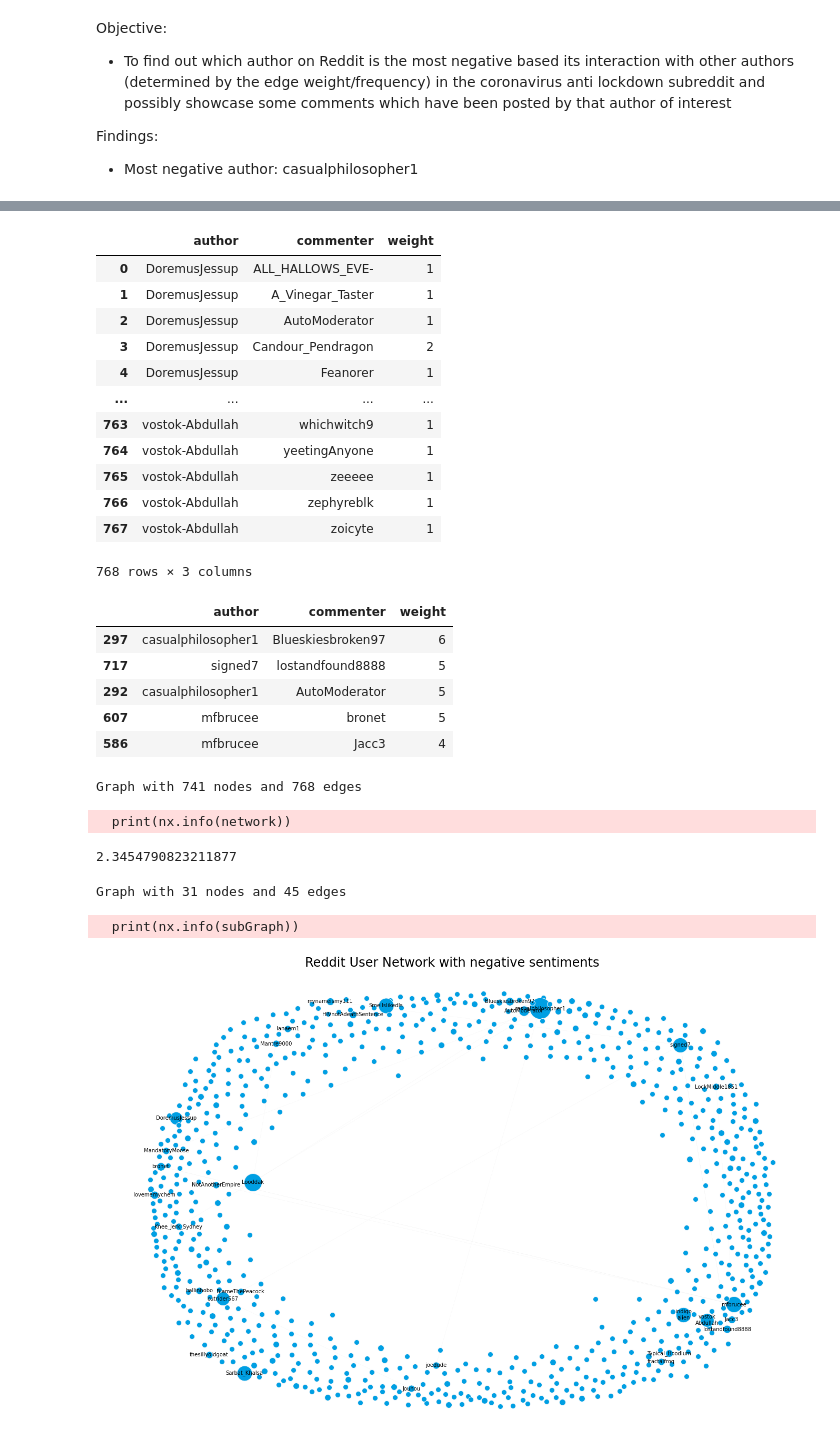
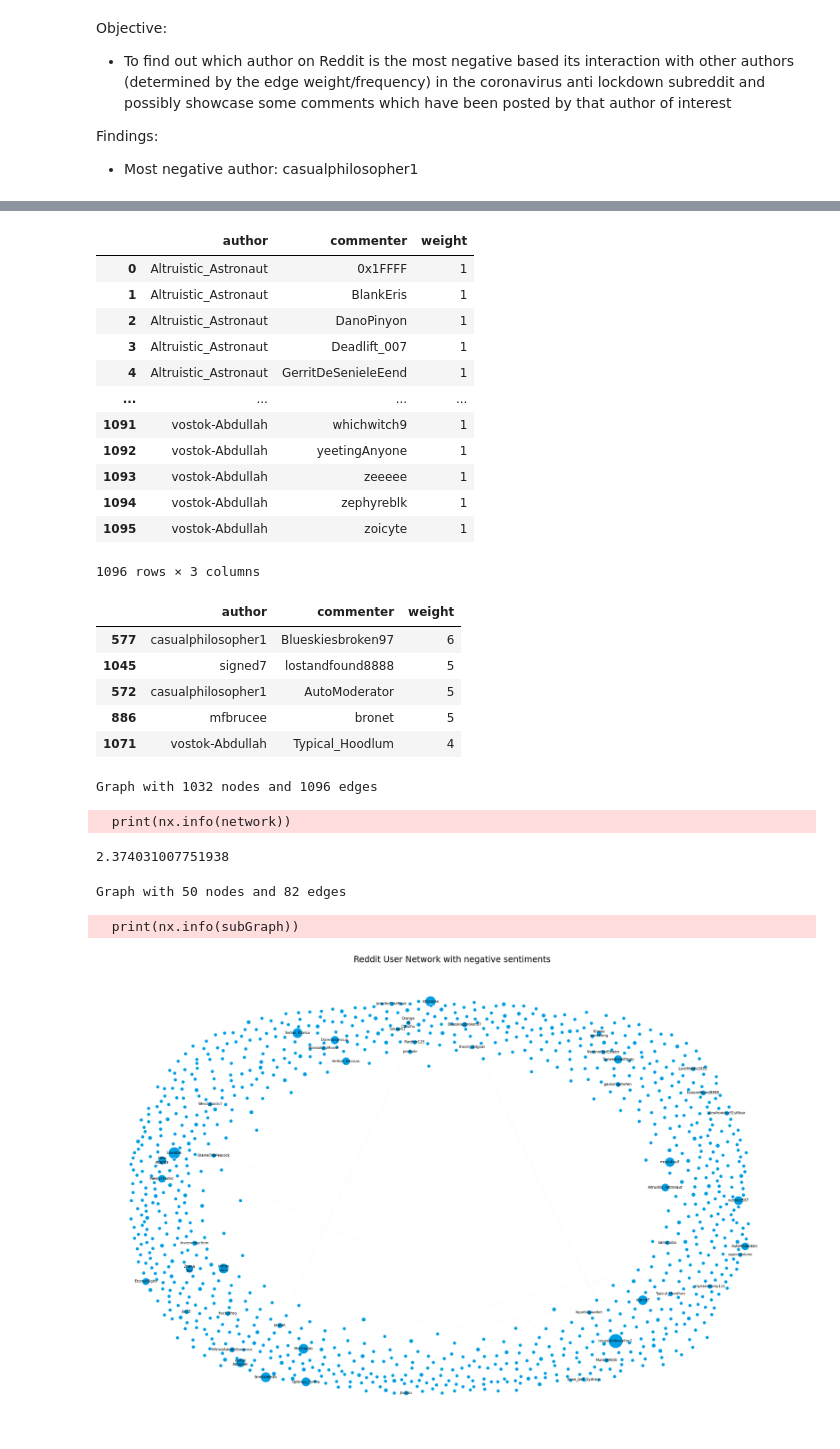
Before and after one commit to jlrqq/covid-19-anti-lockdown-protests, a Jupyter notebook: Reddit_SNA/Reddit Social Network Analysis (Users - Corona Anti-Lockdown).ipynb, the cells around one changed output, grey strips where cells are left out. Saved outputs shown, nothing was run; the diff lists cells and outputs as text; code cells hidden in the pictures.

Commit message:
executed files for network of users with neg sentiments

```diff
--- a/Reddit_SNA/Reddit Social Network Analysis (Users - Corona Anti-Lockdown).ipynb
+++ b/Reddit_SNA/Reddit Social Network Analysis (Users - Corona Anti-Lockdown).ipynb
@@ -11,7 +11,7 @@ import pandas as pd
 import matplotlib.pyplot as plt
 import networkx as nx
 # %%
-reddit_sentiments = pd.read_csv('../Reddit_Sentiments/anti_lockdown_sentiments.csv')
+reddit_sentiments = pd.read_csv('../Reddit_Sentiments/antilockdown_sentiments.csv')
 # %%
 reddit_sentiments
 # %% [output]
@@ -75,29 +75,29 @@ edges = user_networks.groupby(['author','commenter']).agg({'weight':'sum'}).rese
 edges
 # %% [output]
 |  | author | commenter | weight |
-| 0 | DoremusJessup | ALL_HALLOWS_EVE- | 1 |
-| 1 | DoremusJessup | A_Vinegar_Taster | 1 |
-| 2 | DoremusJessup | AutoModerator | 1 |
-| 3 | DoremusJessup | Candour_Pendragon | 2 |
-| 4 | DoremusJessup | Feanorer | 1 |
+| 0 | Altruistic_Astronaut | 0x1FFFF | 1 |
+| 1 | Altruistic_Astronaut | BlankEris | 1 |
+| 2 | Altruistic_Astronaut | DanoPinyon | 1 |
+| 3 | Altruistic_Astronaut | Deadlift_007 | 1 |
+| 4 | Altruistic_Astronaut | GerritDeSenieleEend | 1 |
 | ... | ... | ... | ... |
-| 763 | vostok-Abdullah | whichwitch9 | 1 |
-| 764 | vostok-Abdullah | yeetingAnyone | 1 |
-| 765 | vostok-Abdullah | zeeeee | 1 |
-| 766 | vostok-Abdullah | zephyreblk | 1 |
-| 767 | vostok-Abdullah | zoicyte | 1 |
+| 1091 | vostok-Abdullah | whichwitch9 | 1 |
+| 1092 | vostok-Abdullah | yeetingAnyone | 1 |
+| 1093 | vostok-Abdullah | zeeeee | 1 |
+| 1094 | vostok-Abdullah | zephyreblk | 1 |
+| 1095 | vostok-Abdullah | zoicyte | 1 |
-768 rows × 3 columns
+1096 rows × 3 columns
 # %%
 # Sort DataFrame based on descending edge weight
 
 edges.sort_values('weight', ascending=False).head()
 # %% [output]
 |  | author | commenter | weight |
-| 297 | casualphilosopher1 | Blueskiesbroken97 | 6 |
-| 717 | signed7 | lostandfound8888 | 5 |
-| 292 | casualphilosopher1 | AutoModerator | 5 |
-| 607 | mfbrucee | bronet | 5 |
-| 586 | mfbrucee | Jacc3 | 4 |
+| 577 | casualphilosopher1 | Blueskiesbroken97 | 6 |
+| 1045 | signed7 | lostandfound8888 | 5 |
+| 572 | casualphilosopher1 | AutoModerator | 5 |
+| 886 | mfbrucee | bronet | 5 |
+| 1071 | vostok-Abdullah | Typical_Hoodlum | 4 |
 # %%
 # Create a network graph
 
@@ -110,7 +110,7 @@ network = nx.from_pandas_edgelist(edges,
 
 print(nx.info(network))
 # %% [output]
-Graph with 741 nodes and 768 edges
+Graph with 1032 nodes and 1096 edges
   print(nx.info(network))
 # %%
 # Get network graph degree per node
@@ -122,7 +122,7 @@ weighted_degrees = dict(nx.degree(network, weight='weight'))
 avg_degree = sum(weighted_degrees.values()) / len(weighted_degrees.values())
 avg_degree
 # %% [output]
-2.3454790823211877
+2.374031007751938
 # %%
 subGraph = network.subgraph([n for n in weighted_degrees if weighted_degrees[n] > 2.35])
 # %%
@@ -130,7 +130,7 @@ subGraph = network.subgraph([n for n in weighted_degrees if weighted_degrees[n]
 
 print(nx.info(subGraph))
 # %% [output]
-Graph with 31 nodes and 45 edges
+Graph with 50 nodes and 82 edges
   print(nx.info(subGraph))
 # %%
 # Create subgraph's network
@@ -139,27 +139,27 @@ pos = nx.spring_layout(network, weight='weight', iterations=20, k=4)
 # %%
 # Plot subgraph's network
 
 fig, ax = plt.subplots()
 figsize = fig.get_size_inches()
 plt.axis('off')
 plt.title('Reddit User Network with negative sentiments', fontsize = 24)
 
 
 for node in network.nodes():
     size = 100*weighted_degrees[node]**0.5
     ns = nx.draw_networkx_nodes(network, pos, nodelist=[node], node_size=size, node_color='#009fe3')
     ns.set_edgecolor('#f2f6fa')
 
 nx.draw_networkx_labels(network, pos, {n:n.replace('-','\n') for n in network.nodes() if weighted_degrees[n]>2.35},font_size=10);
 
 for e in network.edges(data=True):
-    if e[2]['weight']>2.35:
+     if e[2]['weight']>2.35:
         nx.draw_networkx_edges(network, pos,[e], width=e[2]['weight']/100, edge_color='#707070')
 
-fig.set_size_inches(figsize * 4)
+fig.set_size_inches(figsize * 6)
 fig.show()
 # %% [output]
-[figure, old version]
+[figure, new version]
 # %%
 # Most negative user and its comments
 
```
Also changed, not shown: parts of 8 cells of this notebook, 4 other files.
